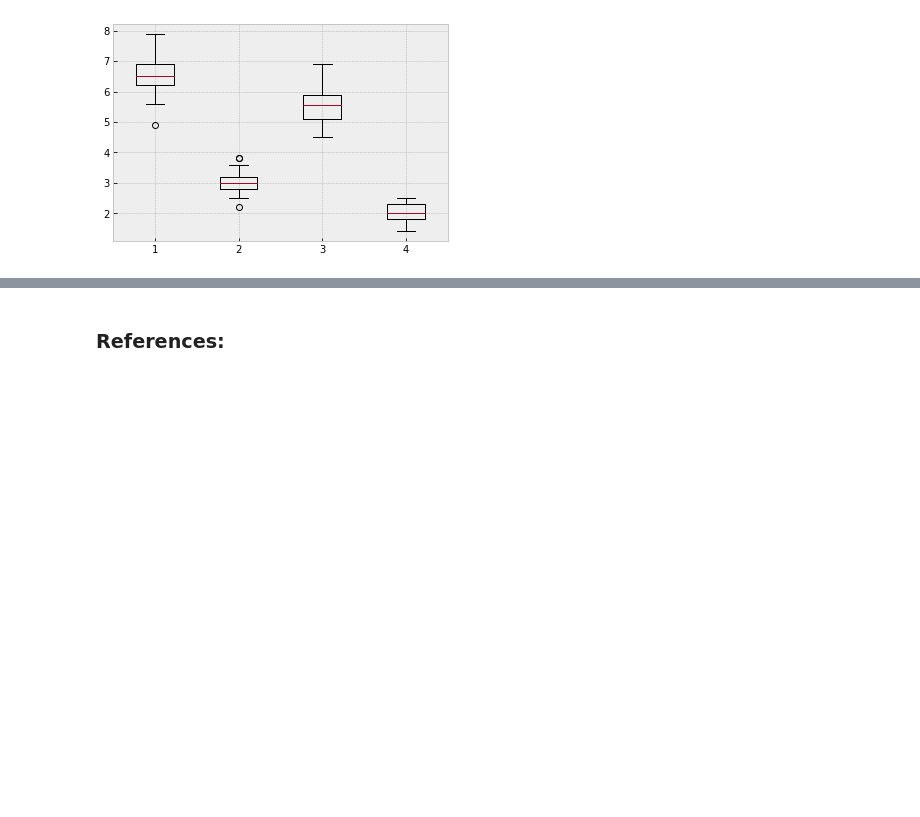
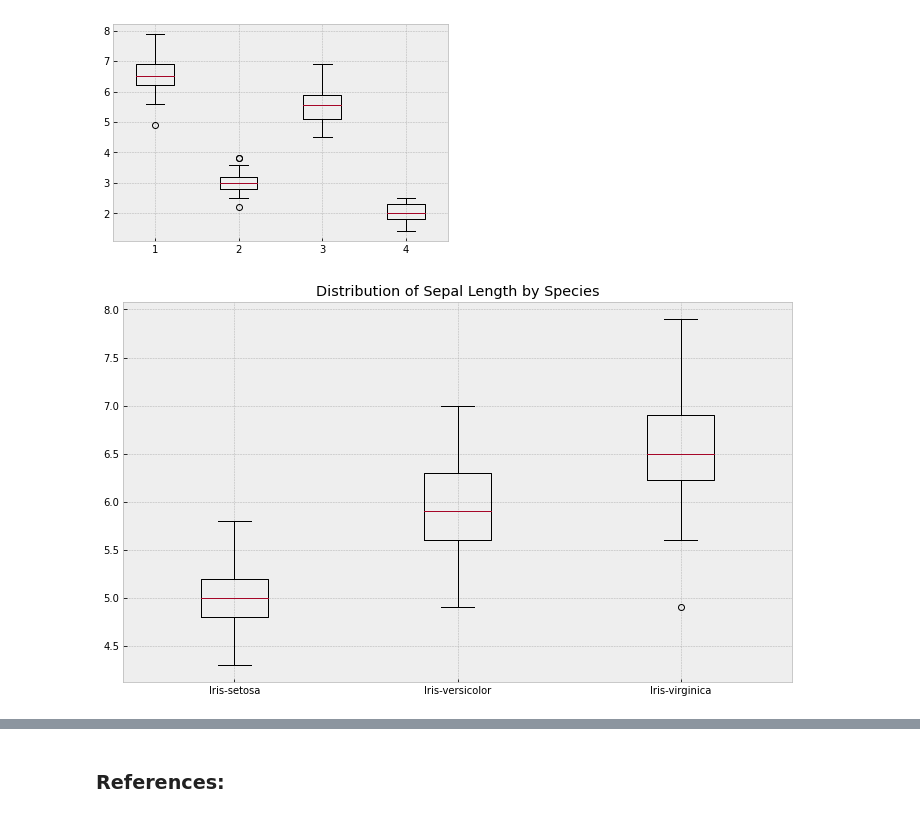
Before and after one commit to ShanePAustin/fundamentals-of-data-analysis, a Jupyter notebook: pyplot.ipynb, the cells around one changed output, grey strips where cells are left out. Cells and saved outputs as stored; diff of their text form; code cells hidden in the pictures; blank space fills up the shorter version.

Commit message:
Boxplots per Species

```diff
--- a/pyplot.ipynb
+++ b/pyplot.ipynb
@@ -582,3 +582,21 @@ plt.boxplot(virginica)
 plt.show()
 # %% [output]
 [figure]
+# %%
+setosaSL = setosa['SepalLength']
+versicolorSL = versicolor['SepalLength']
+virginicaSL = virginica['SepalLength']
+# %%
+# Set a larger figure
+fig, ax = plt.subplots(figsize=(12, 7))
+
+# Set plot title
+plt.title('Distribution of Sepal Length by Species')
+
+# Set species names as labels for the boxplot
+SL = [setosaSL, versicolorSL, virginicaSL]
+labels = df['Species'].unique()
+ax.boxplot(SL, labels=labels)
+plt.show()
+# %% [output]
+[figure, added]
```
Also changed, not shown: parts of 7 cells of this notebook.
